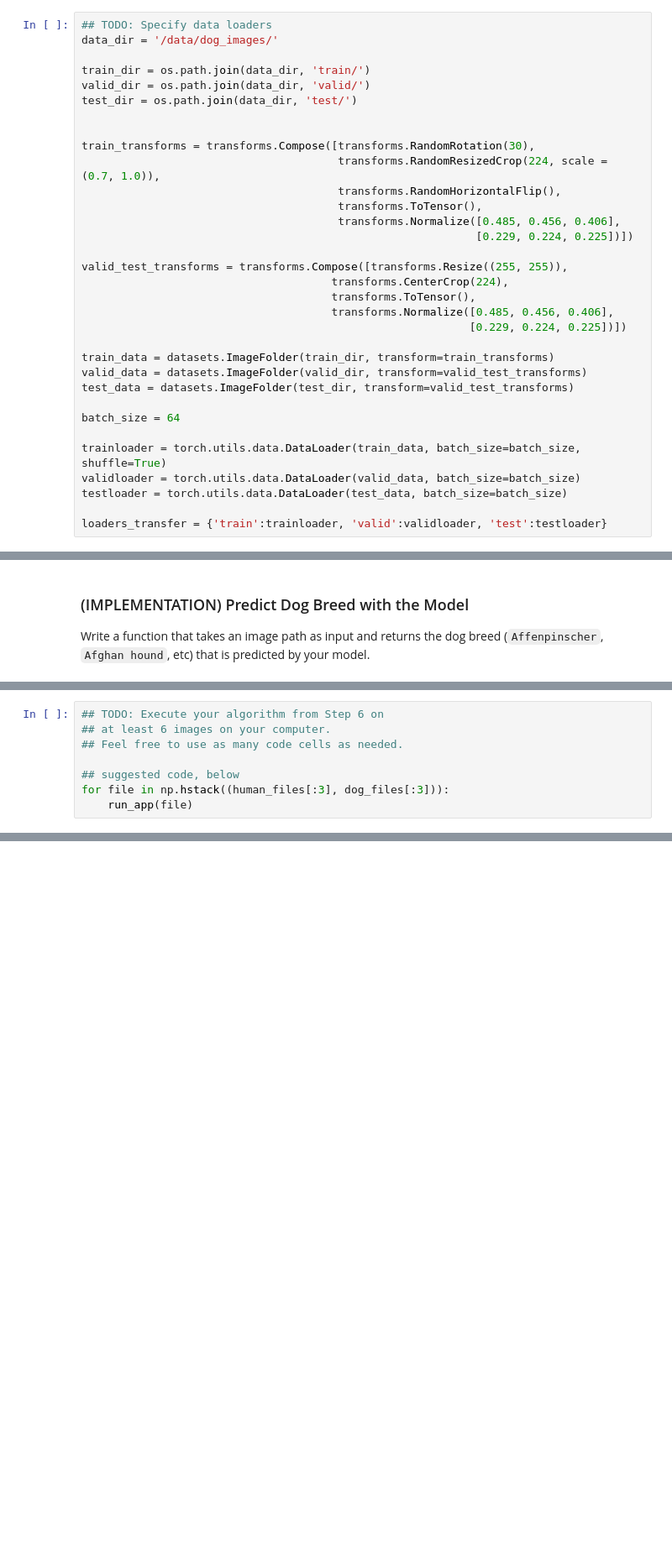
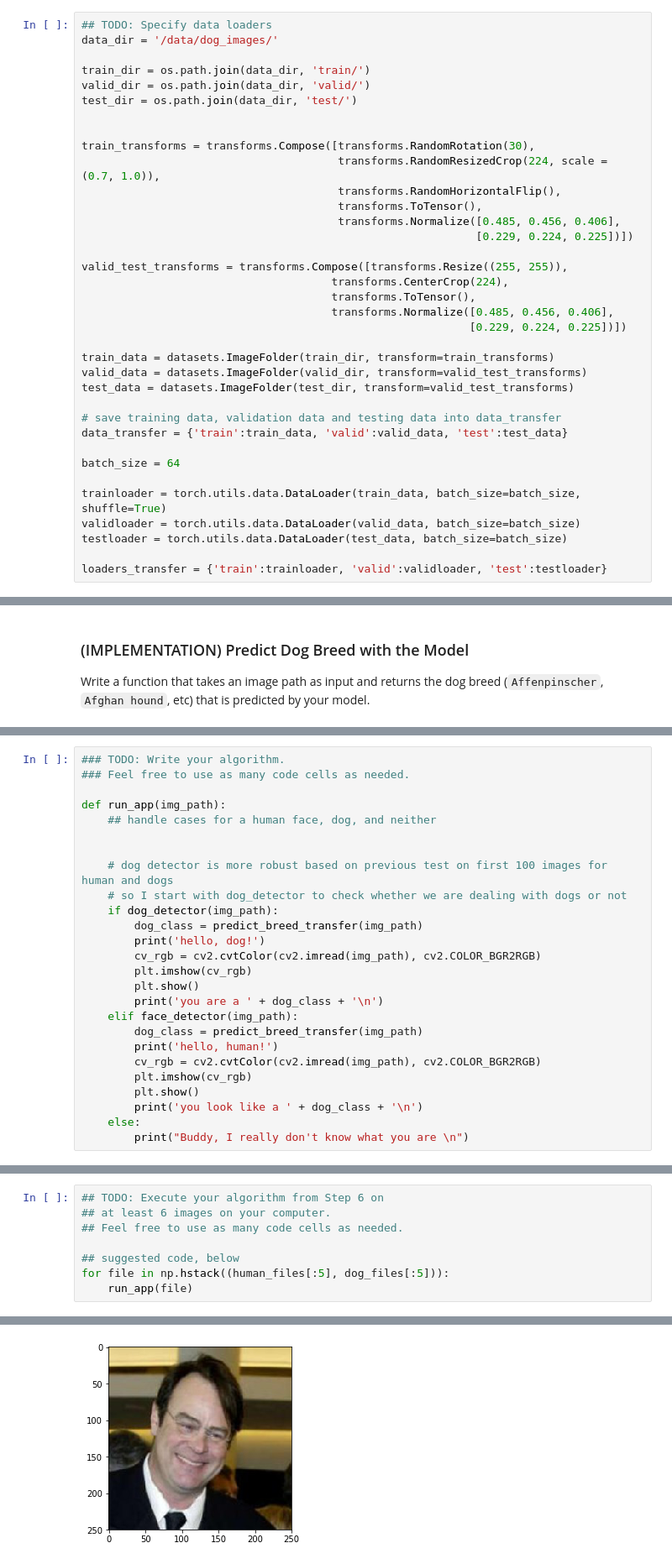
Before and after one commit to wanlipu/project-dog-classification, a Jupyter notebook: dog_app.ipynb, the cells around one changed output, grey strips where cells are left out. Shown at 84% size. Saved outputs shown, nothing was run; the diff lists cells and outputs as text; blank space fills up the shorter version.

```diff
--- a/dog_app.ipynb
+++ b/dog_app.ipynb
@@ -651,6 +635,9 @@ train_data = datasets.ImageFolder(train_dir, transform=train_transforms)
 valid_data = datasets.ImageFolder(valid_dir, transform=valid_test_transforms)
 test_data = datasets.ImageFolder(test_dir, transform=valid_test_transforms)
 
+# save training data, validation data and testing data into data_transfer
+data_transfer = {'train':train_data, 'valid':valid_data, 'test':test_data}
+
 batch_size = 64
 
 trainloader = torch.utils.data.DataLoader(train_data, batch_size=batch_size, shuffle=True)
@@ -885,3 +788,29 @@ def run_app(img_path):
+# %%
+### TODO: Write your algorithm.
+### Feel free to use as many code cells as needed.
+
+def run_app(img_path):
+    ## handle cases for a human face, dog, and neither
+
+
+    # dog detector is more robust based on previous test on first 100 images for human and dogs
+    # so I start with dog_detector to check whether we are dealing with dogs or not
+    if dog_detector(img_path):
+        dog_class = predict_breed_transfer(img_path)
+        print('hello, dog!')
+        cv_rgb = cv2.cvtColor(cv2.imread(img_path), cv2.COLOR_BGR2RGB)
+        plt.imshow(cv_rgb)
+        plt.show()
+        print('you are a ' + dog_class + '\n')
+    elif face_detector(img_path):
+        dog_class = predict_breed_transfer(img_path)
+        print('hello, human!')
+        cv_rgb = cv2.cvtColor(cv2.imread(img_path), cv2.COLOR_BGR2RGB)
+        plt.imshow(cv_rgb)
+        plt.show()
+        print('you look like a ' + dog_class + '\n')
+    else:
+        print("Buddy, I really don't know what you are \n")
 # %% [markdown]
 ---
 <a id='step6'></a>
@@ -902,5 +831,6 @@ __Answer:__ (Three possible points for improvement)
 ## Feel free to use as many code cells as needed.
 
 ## suggested code, below
-for file in np.hstack((human_files[:3], dog_files[:3])):
+for file in np.hstack((human_files[:5], dog_files[:5])):
     run_app(file)
+# %% [output]
@@ -906,0 +838 @@ for file in np.hstack((human_files[:3], dog_files[:3])):
+[figure, added]
```
Also changed, not shown: parts of 20 cells of this notebook.
